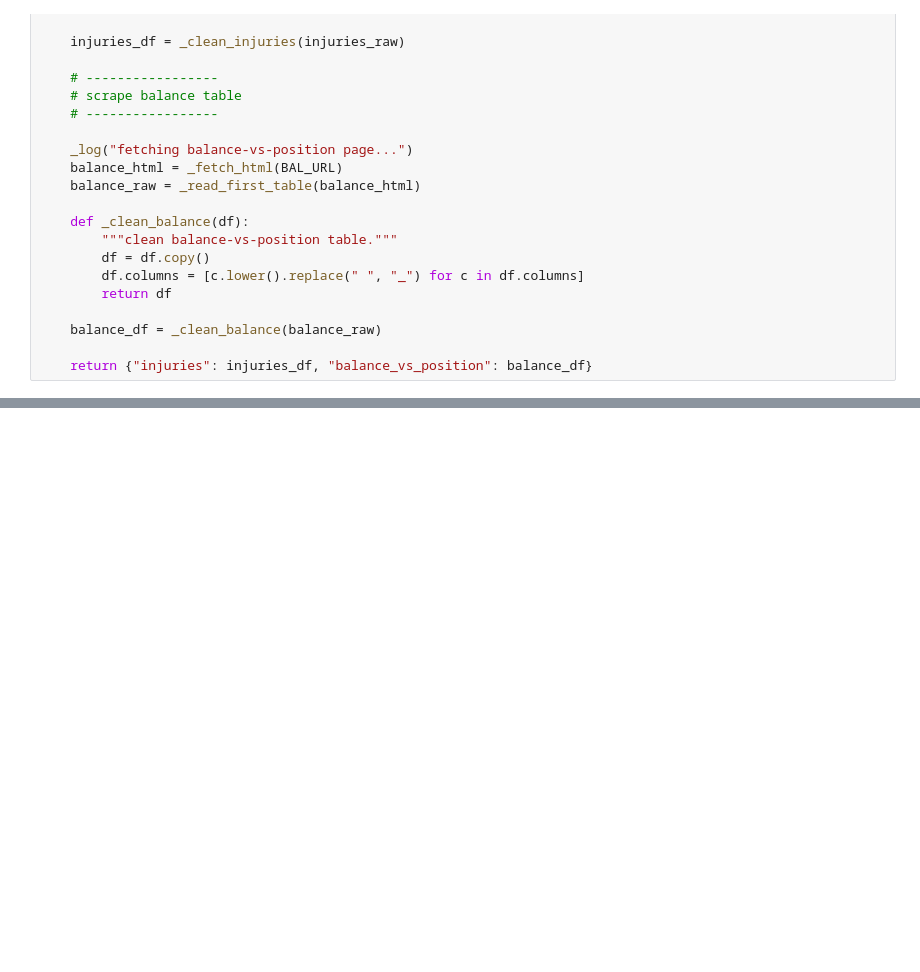
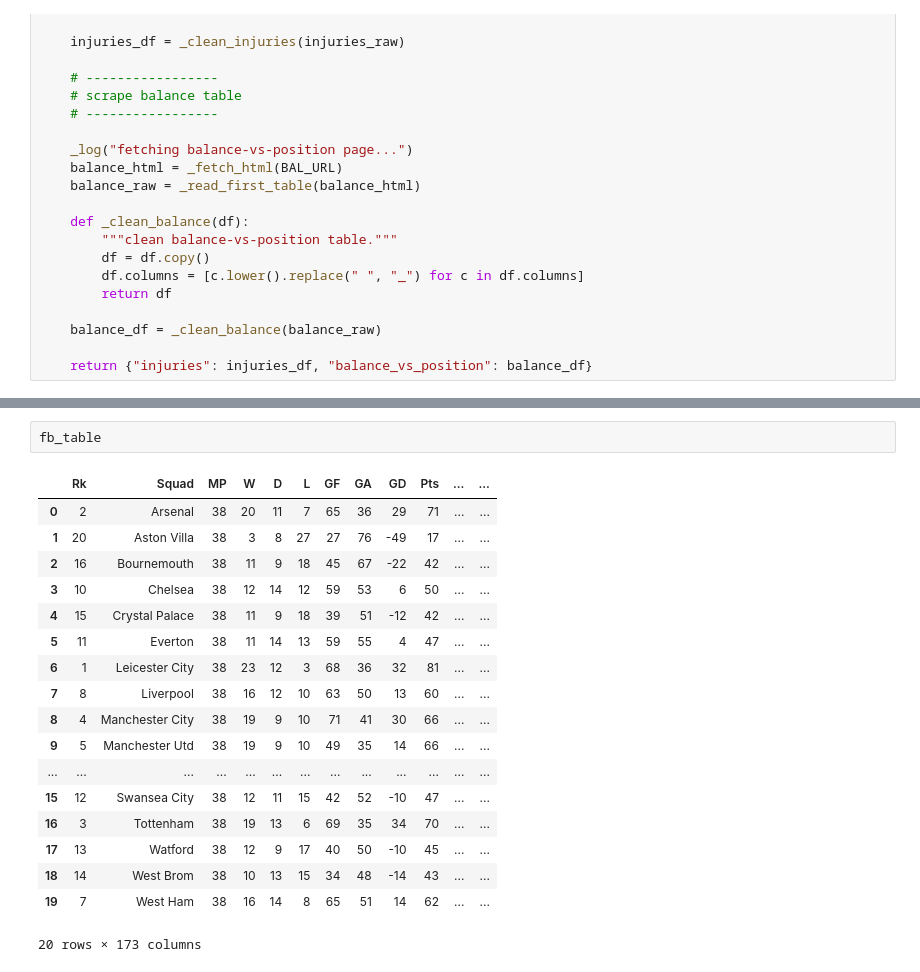
Before and after one commit to SpiderWolf6/EPL_Predictor, a Jupyter notebook: epl_data_pipeline.ipynb, the cells around one changed output, grey strips where cells are left out. Drawn from its saved outputs; the diff is of its cells as text; blank space fills up the shorter version.

```diff
--- a/epl_data_pipeline.ipynb
+++ b/epl_data_pipeline.ipynb
@@ -441,3 +514,24 @@ FBref ❌ Failed: 403 Client Error: Forbidden for url: https://fbref.com/en/comp
+# %%
+fb_table
+# %% [output]
+|  | Rk | Squad | MP | W | D | L | GF | GA | GD | Pts | ... | ... |
+| 0 | 2 | Arsenal | 38 | 20 | 11 | 7 | 65 | 36 | 29 | 71 | ... | ... |
+| 1 | 20 | Aston Villa | 38 | 3 | 8 | 27 | 27 | 76 | -49 | 17 | ... | ... |
+| 2 | 16 | Bournemouth | 38 | 11 | 9 | 18 | 45 | 67 | -22 | 42 | ... | ... |
+| 3 | 10 | Chelsea | 38 | 12 | 14 | 12 | 59 | 53 | 6 | 50 | ... | ... |
+| 4 | 15 | Crystal Palace | 38 | 11 | 9 | 18 | 39 | 51 | -12 | 42 | ... | ... |
+| 5 | 11 | Everton | 38 | 11 | 14 | 13 | 59 | 55 | 4 | 47 | ... | ... |
+| 6 | 1 | Leicester City | 38 | 23 | 12 | 3 | 68 | 36 | 32 | 81 | ... | ... |
+| 7 | 8 | Liverpool | 38 | 16 | 12 | 10 | 63 | 50 | 13 | 60 | ... | ... |
+| 8 | 4 | Manchester City | 38 | 19 | 9 | 10 | 71 | 41 | 30 | 66 | ... | ... |
+| 9 | 5 | Manchester Utd | 38 | 19 | 9 | 10 | 49 | 35 | 14 | 66 | ... | ... |
+| ... | ... | ... | ... | ... | ... | ... | ... | ... | ... | ... | ... | ... |
+| 15 | 12 | Swansea City | 38 | 12 | 11 | 15 | 42 | 52 | -10 | 47 | ... | ... |
+| 16 | 3 | Tottenham | 38 | 19 | 13 | 6 | 69 | 35 | 34 | 70 | ... | ... |
+| 17 | 13 | Watford | 38 | 12 | 9 | 17 | 40 | 50 | -10 | 45 | ... | ... |
+| 18 | 14 | West Brom | 38 | 10 | 13 | 15 | 34 | 48 | -14 | 43 | ... | ... |
+| 19 | 7 | West Ham | 38 | 16 | 14 | 8 | 65 | 51 | 14 | 62 | ... | ... |
+20 rows × 173 columns
 # %%
 # Project overview — data aggregation for EPL stats (2015-16 to current)
 
```
Also changed, not shown: parts of 12 cells of this notebook.
